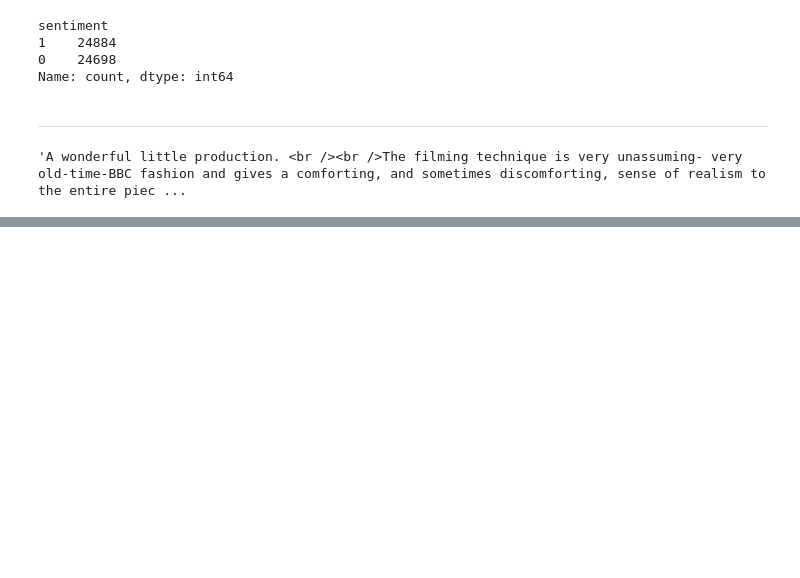
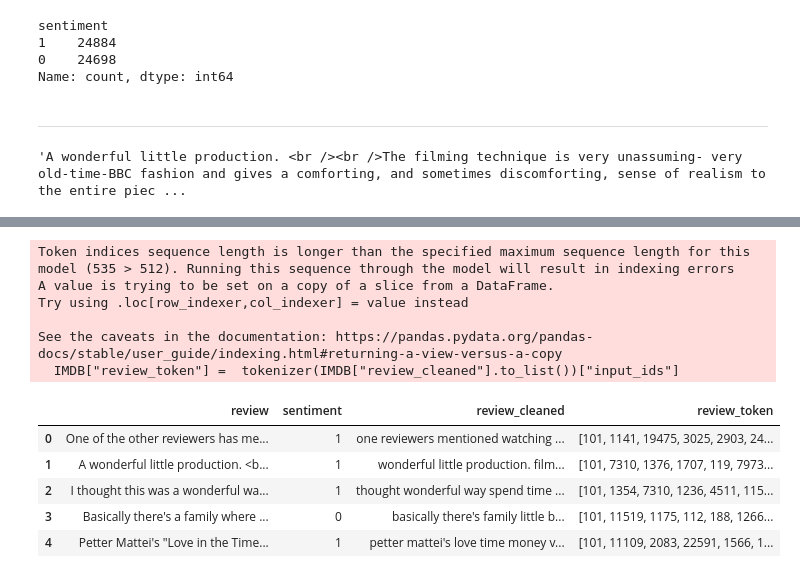
Before and after one commit to TriFullKim/DeepLearning-SentimentAnalysis, a Jupyter notebook: notebooks/0001-preprocessing.ipynb, the cells around one changed output, grey strips where cells are left out. Saved outputs shown, nothing was run; the diff lists cells and outputs as text; code cells hidden in the pictures; blank space fills up the shorter version.

```diff
--- a/notebooks/0001-preprocessing.ipynb
+++ b/notebooks/0001-preprocessing.ipynb
@@ -167,0 +156,18 @@ Name: count, dtype: int64
+# %%
+# 단어집(vocab.) = 각각의 단어를 겹치지지않게 숫자로 매겨놓은 것
+# input_ids 안에 있는 결과 = 문장 안의 단어를 단어집을 보고 숫자들의 조합으로 바꾸어준 것.
+IMDB["review_token"] =  tokenizer(IMDB["review_cleaned"].to_list())["input_ids"]
+IMDB.head()
+# %% [output]
+Token indices sequence length is longer than the specified maximum sequence length for this model (535 > 512). Running this sequence through the model will result in indexing errors
+A value is trying to be set on a copy of a slice from a DataFrame.
+Try using .loc[row_indexer,col_indexer] = value instead
+
+See the caveats in the documentation: https://pandas.pydata.org/pandas-docs/stable/user_guide/indexing.html#returning-a-view-versus-a-copy
+  IMDB["review_token"] =  tokenizer(IMDB["review_cleaned"].to_list())["input_ids"]
+|  | review | sentiment | review_cleaned | review_token |
+| 0 | One of the other reviewers has me... | 1 | one reviewers mentioned watching ... | [101, 1141, 19475, 3025, 2903, 24... |
+| 1 | A wonderful little production. <b... | 1 | wonderful little production. film... | [101, 7310, 1376, 1707, 119, 7973... |
+| 2 | I thought this was a wonderful wa... | 1 | thought wonderful way spend time ... | [101, 1354, 7310, 1236, 4511, 115... |
+| 3 | Basically there's a family where ... | 0 | basically there's family little b... | [101, 11519, 1175, 112, 188, 1266... |
+| 4 | Petter Mattei's "Love in the Time... | 1 | petter mattei's love time money v... | [101, 11109, 2083, 22591, 1566, 1... |
```
Also changed, not shown: parts of 19 cells of this notebook, 2 other files.
